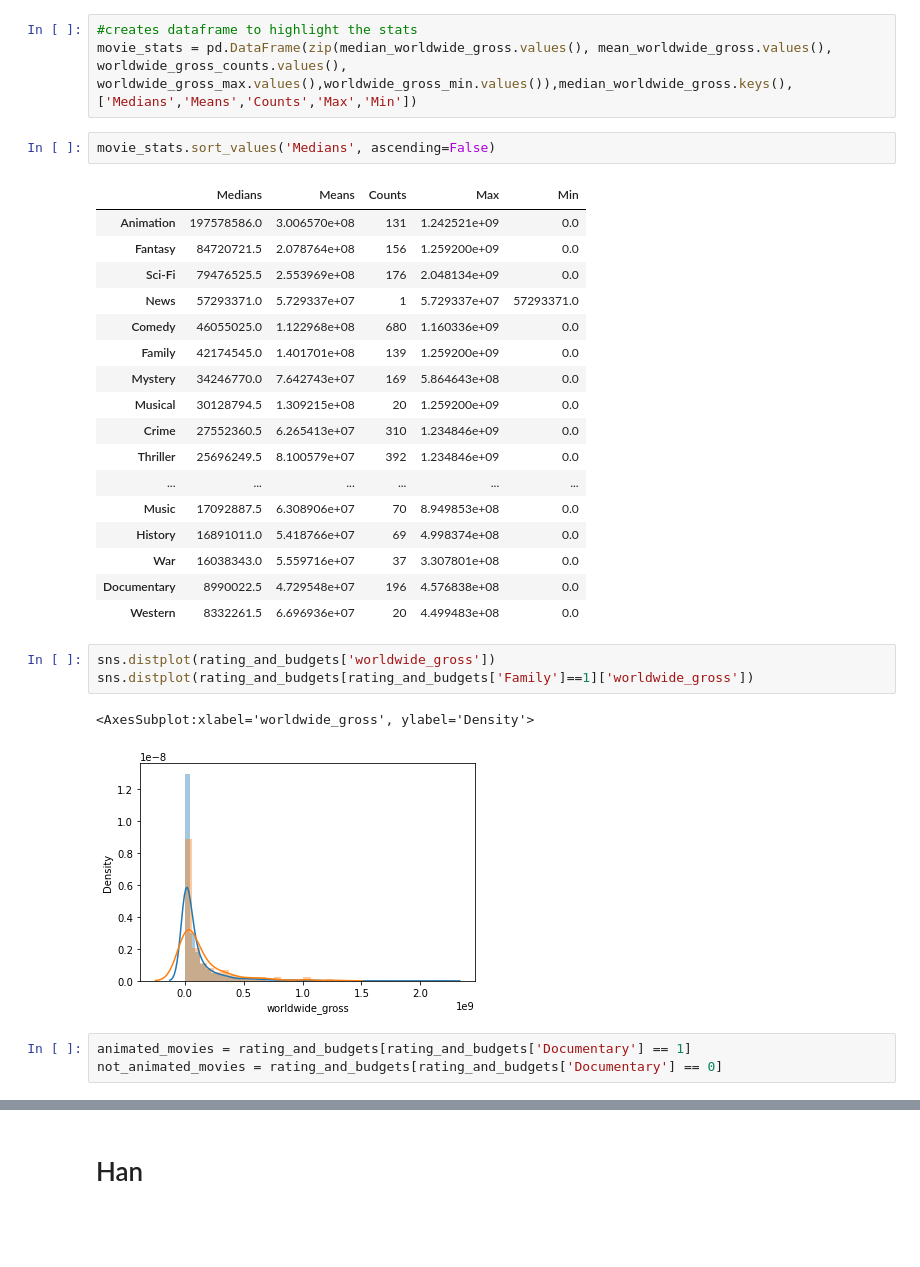
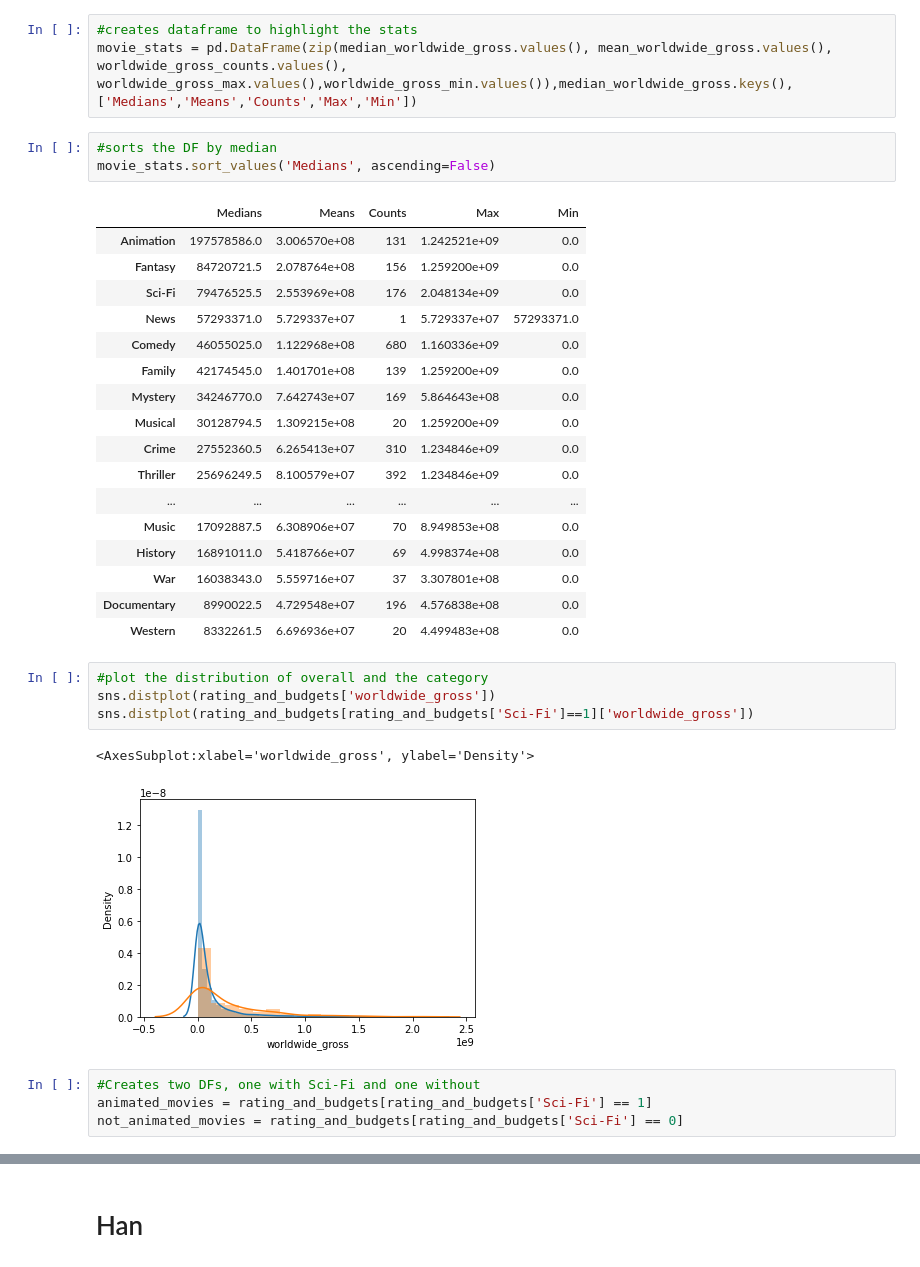
Before and after one commit to racday/ai-capstone, a Jupyter notebook: index.ipynb, the cells around one changed output, grey strips where cells are left out. Cells and saved outputs as stored; diff of their text form; blank space fills up the shorter version.

```diff
--- a/index.ipynb
+++ b/index.ipynb
@@ -362,6 +340,7 @@ rating_and_budgets[rating_and_budgets['Music']==1].sort_values('worldwide_gross'
 #creates dataframe to highlight the stats
 movie_stats = pd.DataFrame(zip(median_worldwide_gross.values(), mean_worldwide_gross.values(), worldwide_gross_counts.values(), worldwide_gross_max.values(),worldwide_gross_min.values()),median_worldwide_gross.keys(),['Medians','Means','Counts','Max','Min'])
 # %%
+#sorts the DF by median
 movie_stats.sort_values('Medians', ascending=False)
 # %% [output]
 |  | Medians | Means | Counts | Max | Min |
@@ -382,12 +361,14 @@ movie_stats.sort_values('Medians', ascending=False)
 | Documentary | 8990022.5 | 4.729548e+07 | 196 | 4.576838e+08 | 0.0 |
 | Western | 8332261.5 | 6.696936e+07 | 20 | 4.499483e+08 | 0.0 |
 # %%
+#plot the distribution of overall and the category
 sns.distplot(rating_and_budgets['worldwide_gross'])
-sns.distplot(rating_and_budgets[rating_and_budgets['Family']==1]['worldwide_gross'])
+sns.distplot(rating_and_budgets[rating_and_budgets['Sci-Fi']==1]['worldwide_gross'])
 # %% [output]
 <AxesSubplot:xlabel='worldwide_gross', ylabel='Density'>
-[figure, old version]
+[figure, new version]
-# %%
-animated_movies = rating_and_budgets[rating_and_budgets['Documentary'] == 1]
-not_animated_movies = rating_and_budgets[rating_and_budgets['Documentary'] == 0]
+# %%
+#Creates two DFs, one with Sci-Fi and one without
+animated_movies = rating_and_budgets[rating_and_budgets['Sci-Fi'] == 1]
+not_animated_movies = rating_and_budgets[rating_and_budgets['Sci-Fi'] == 0]
 # %%
```
Also changed, not shown: parts of 15 cells of this notebook.
